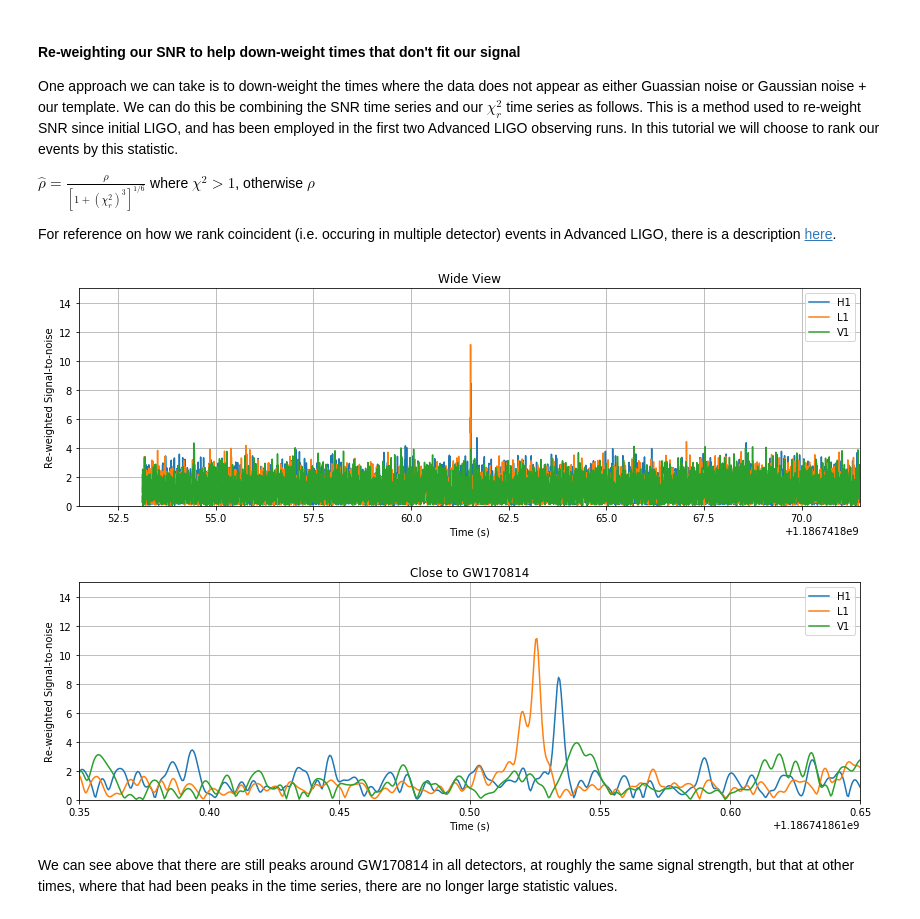
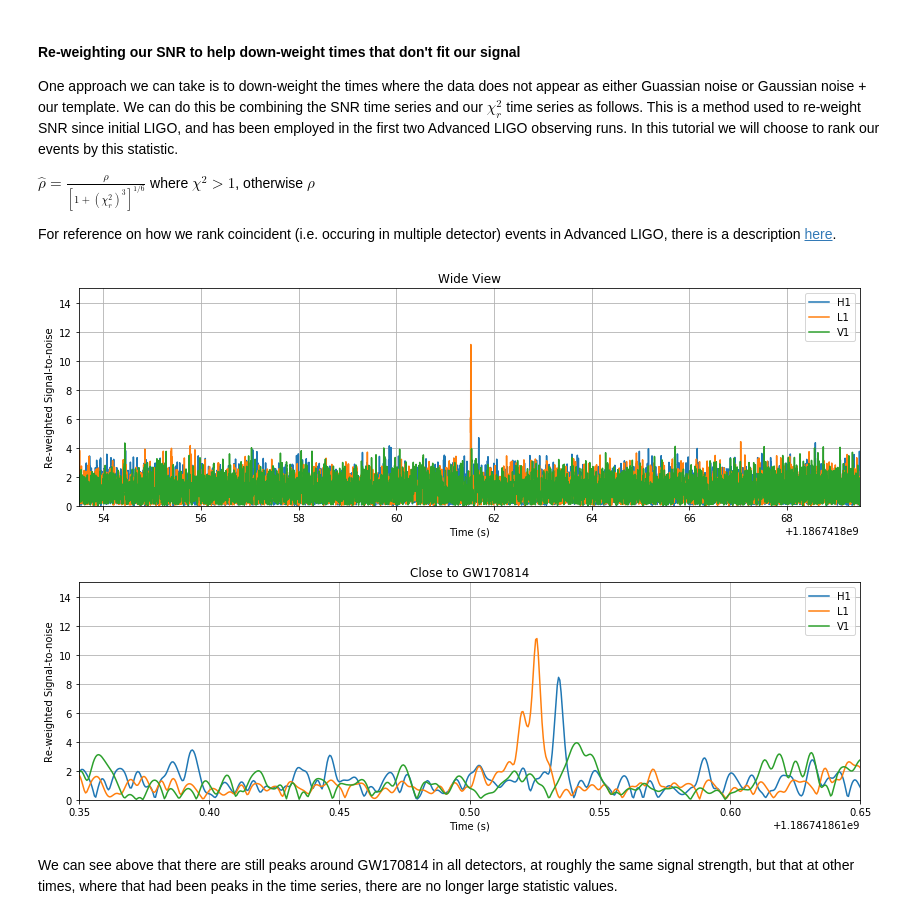
Before and after one commit to gw-odw/odw-2018, a Jupyter notebook: pycbc/4_ChisqSignificance.ipynb, the cells around one changed output. Saved outputs shown, nothing was run; the diff lists cells and outputs as text; code cells hidden in the pictures.

```diff
--- a/pycbc/4_ChisqSignificance.ipynb
+++ b/pycbc/4_ChisqSignificance.ipynb
@@ -117,7 +117,7 @@ for ifo in ifos:
     snr[ifo] = snr[ifo].crop(5, 4)
 # %%
 # Show a couple sizes
-for w, title in [(10, 'Wide View'), (.15, 'Close to GW170814')]:
+for w, title in [(8, 'Wide View'), (.15, 'Close to GW170814')]:
     pylab.figure(figsize=[14, 4])
     for ifo in ifos:
         pylab.plot(snr[ifo].sample_times, abs(snr[ifo]), label=ifo)
@@ -186,25 +186,25 @@ For reference on how we rank coincident (i.e. occuring in multiple detector) eve
 # %%
 from pycbc.events.ranking import newsnr
 
 # The rho-hat term above is named "newsnr" here
 nsnr = {ifo:newsnr(abs(snr[ifo]), chisq[ifo]) for ifo in ifos}
 
 # Show a couple sizes
-for w, title in [(10, 'Wide View'), (.15, 'Close to GW170814')]:
+for w, title in [(8, 'Wide View'), (.15, 'Close to GW170814')]:
     pylab.figure(figsize=[14, 4])
     for ifo in ifos:
         pylab.plot(snr[ifo].sample_times, nsnr[ifo], label=ifo)
 
     pylab.legend()
     pylab.title(title)
     pylab.grid()
     pylab.xlim(m.time - w, m.time + w)
     pylab.ylim(0, 15)
     pylab.xlabel('Time (s)')
     pylab.ylabel('Re-weighted Signal-to-noise')
     pylab.show()
 # %% [output]
-[figure, old version]
+[figure, new version]
 [figure]
 # %% [markdown]
 We can see above that there are still peaks around GW170814 in all detectors, at roughly the same signal strength, but that at other times, where that had been peaks in the time series, there are no longer large statistic values.
```
Also changed, not shown: parts of 3 cells of this notebook.
